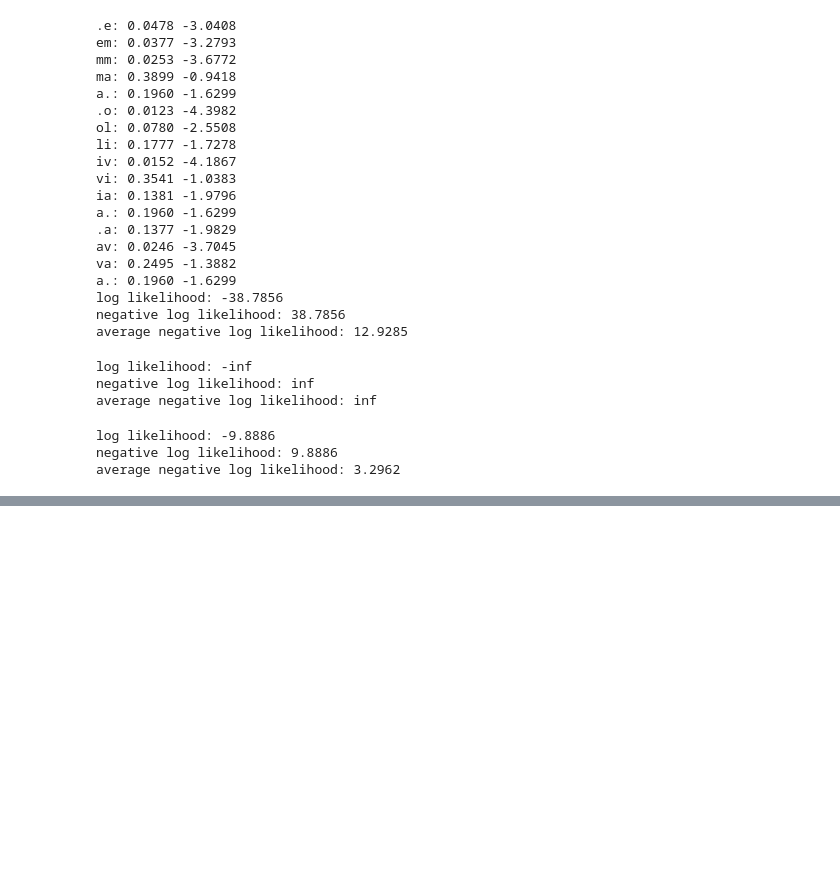
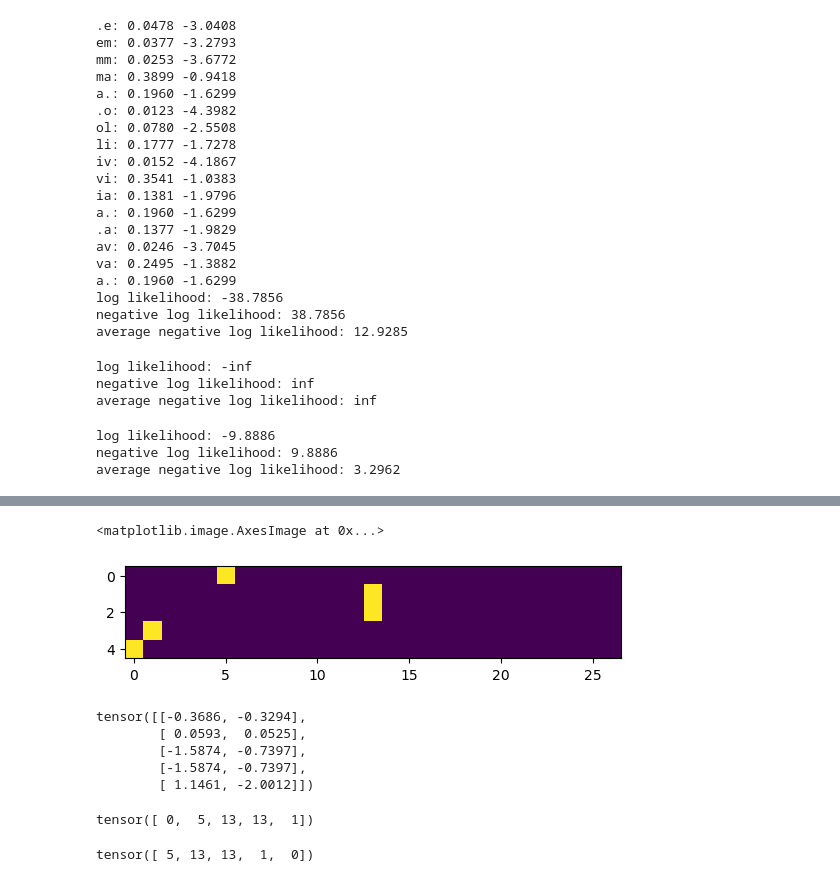
Before and after one commit to MaolinSun32/nn-zero-to-hero-sml, a Jupyter notebook: notebooks/2-nd.ipynb, the cells around one changed output, grey strips where cells are left out. Cells and saved outputs as stored; diff of their text form; code cells hidden in the pictures; blank space fills up the shorter version.

```diff
--- a/notebooks/2-nd.ipynb
+++ b/notebooks/2-nd.ipynb
@@ -346,0 +379,18 @@ average negative log likelihood: 3.2962
+# %%
+yenc=F.one_hot(ys, num_classes=27).float()
+yenc
+yenc.shape
+plt.imshow(yenc)
+# %% [output]
+<matplotlib.image.AxesImage at 0x...>
+[figure, added]
+# %%
+# W=torch.randn((27,1))
+W=torch.randn((27,2))
+xenc @ W
+# %% [output]
+tensor([[-0.3686, -0.3294],
+        [ 0.0593,  0.0525],
+        [-1.5874, -0.7397],
+        [-1.5874, -0.7397],
+        [ 1.1461, -2.0012]])
@@ -346,0 +399,8 @@ average negative log likelihood: 3.2962
+# %%
+xs
+# %% [output]
+tensor([ 0,  5, 13, 13,  1])
+# %%
+ys
+# %% [output]
+tensor([ 5, 13, 13,  1,  0])
```
Also changed, not shown: parts of 24 cells of this notebook.
